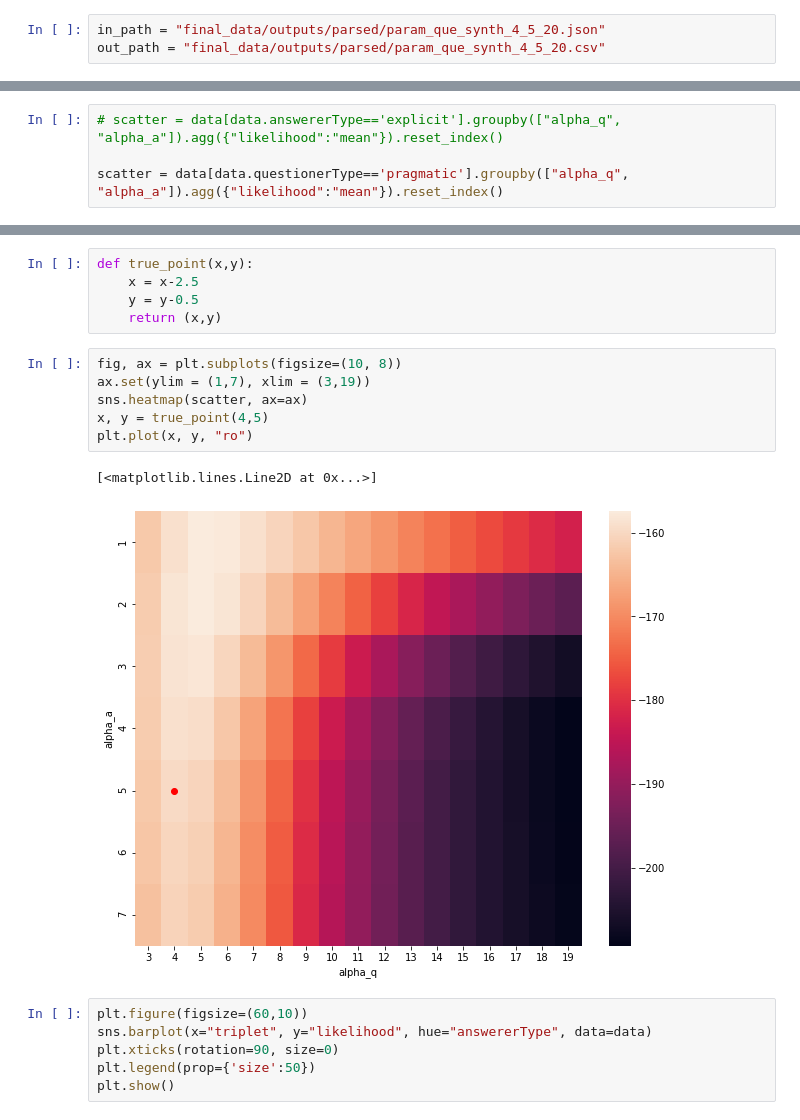
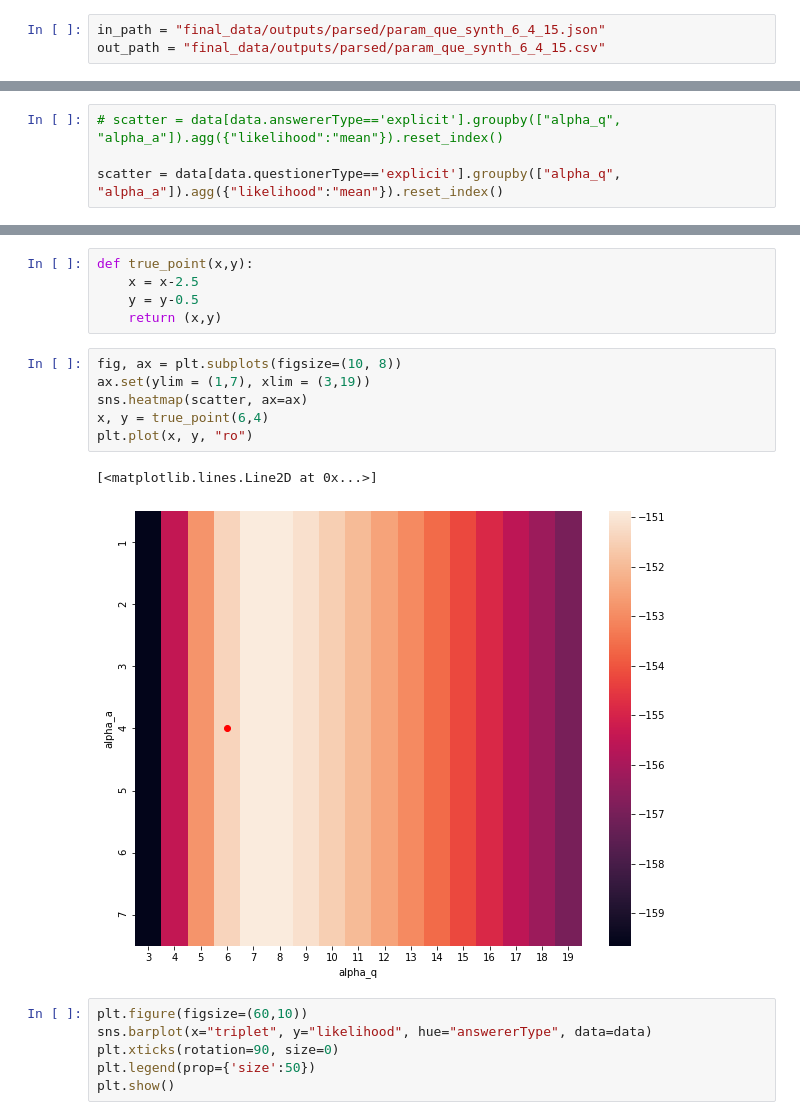
Before and after one commit to abe-shek/ccm-final-project, a Jupyter notebook: viz_param_retrieval.ipynb, the cells around one changed output, grey strips where cells are left out. Drawn from its saved outputs; the diff is of its cells as text.

```diff
--- a/viz_param_retrieval.ipynb
+++ b/viz_param_retrieval.ipynb
@@ -5,8 +5,8 @@ import matplotlib.pyplot as plt
 import json
 import seaborn as sns
 # %%
-in_path = "final_data/outputs/parsed/param_que_synth_4_5_20.json"
-out_path = "final_data/outputs/parsed/param_que_synth_4_5_20.csv"
+in_path = "final_data/outputs/parsed/param_que_synth_6_4_15.json"
+out_path = "final_data/outputs/parsed/param_que_synth_6_4_15.csv"
 # %%
 f = open(in_path, "r")
 # %%
@@ -81,7 +81,7 @@ sns.countplot("alpha_q" , hue="questionerType", data=data)
 # %%
 # scatter = data[data.answererType=='explicit'].groupby(["alpha_q", "alpha_a"]).agg({"likelihood":"mean"}).reset_index()
 
-scatter = data[data.questionerType=='pragmatic'].groupby(["alpha_q", "alpha_a"]).agg({"likelihood":"mean"}).reset_index()
+scatter = data[data.questionerType=='explicit'].groupby(["alpha_q", "alpha_a"]).agg({"likelihood":"mean"}).reset_index()
 # %%
 scatter = scatter.pivot("alpha_a", "alpha_q", "likelihood")
 scatter
@@ -103,12 +103,12 @@ def true_point(x,y):
 # %%
 fig, ax = plt.subplots(figsize=(10, 8))
 ax.set(ylim = (1,7), xlim = (3,19))
 sns.heatmap(scatter, ax=ax)
-x, y = true_point(4,5)
+x, y = true_point(6,4)
 plt.plot(x, y, "ro")
 # %% [output]
 [<matplotlib.lines.Line2D at 0x...>]
-[figure, old version]
+[figure, new version]
 # %%
 plt.figure(figsize=(60,10))
 sns.barplot(x="triplet", y="likelihood", hue="answererType", data=data)
```
Also changed, not shown: parts of 2 cells of this notebook, 9 other files.
